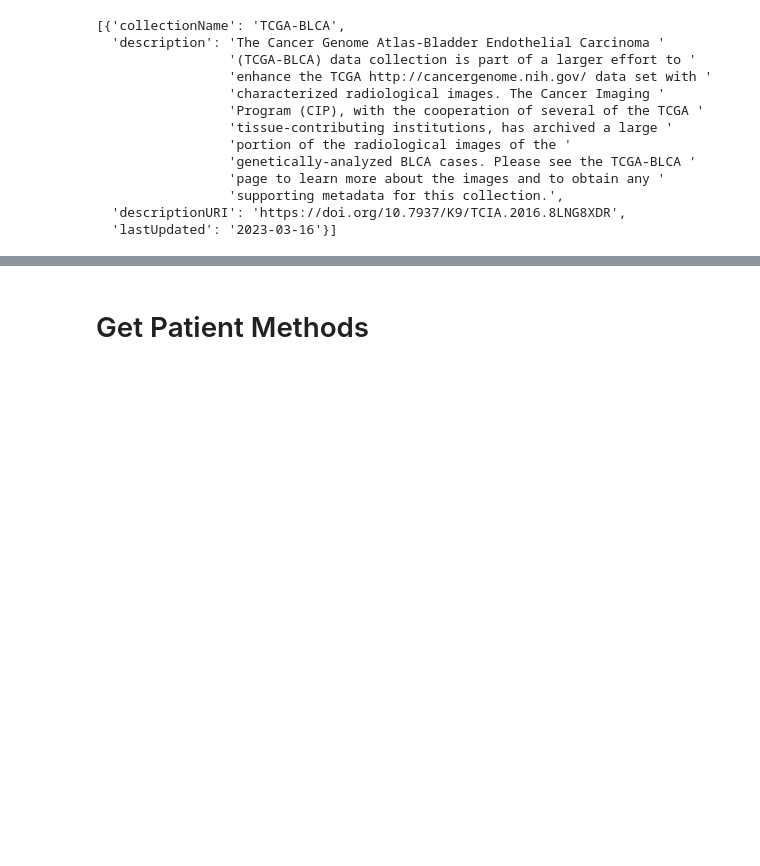
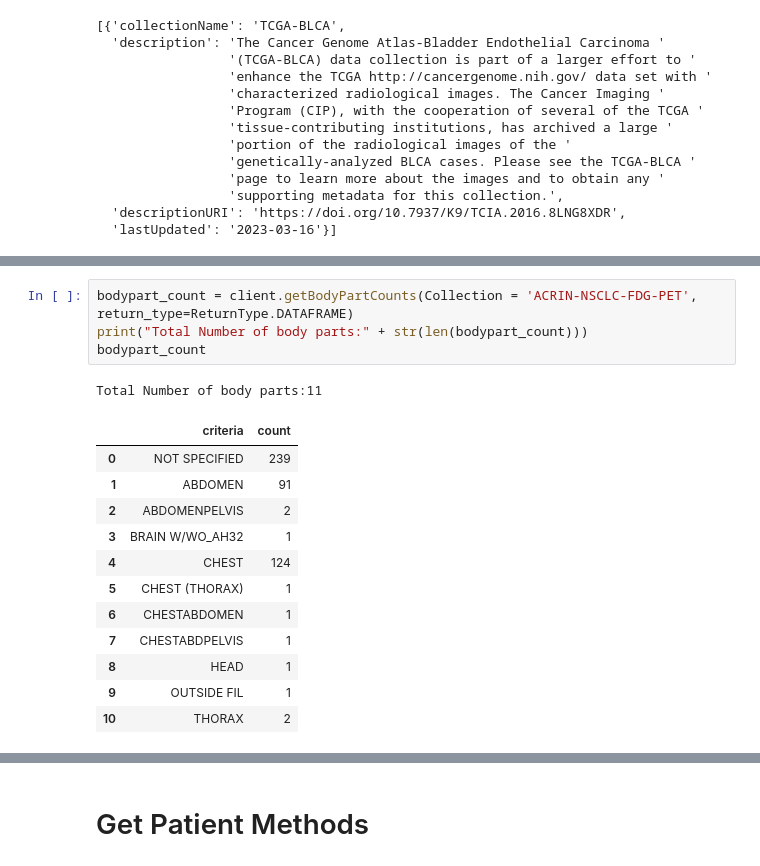
Before and after one commit to jjjermiah/nbia-toolkit, a Jupyter notebook: docs/Tutorial.ipynb, the cells around one changed output, grey strips where cells are left out. Cells and saved outputs as stored; diff of their text form; blank space fills up the shorter version.

```diff
--- a/docs/Tutorial.ipynb
+++ b/docs/Tutorial.ipynb
@@ -127 +190,19 @@ First 5 body parts:
+# %%
+bodypart_count = client.getBodyPartCounts(Collection = 'ACRIN-NSCLC-FDG-PET', return_type=ReturnType.DATAFRAME)
+print("Total Number of body parts:" + str(len(bodypart_count)))
+bodypart_count
+# %% [output]
+Total Number of body parts:11
+|  | criteria | count |
+| 0 | NOT SPECIFIED | 239 |
+| 1 | ABDOMEN | 91 |
+| 2 | ABDOMENPELVIS | 2 |
+| 3 | BRAIN W/WO_AH32 | 1 |
+| 4 | CHEST | 124 |
+| 5 | CHEST (THORAX) | 1 |
+| 6 | CHESTABDOMEN | 1 |
+| 7 | CHESTABDPELVIS | 1 |
+| 8 | HEAD | 1 |
+| 9 | OUTSIDE FIL | 1 |
+| 10 | THORAX | 2 |
 # %%
```
Also changed, not shown: parts of 24 cells of this notebook.
